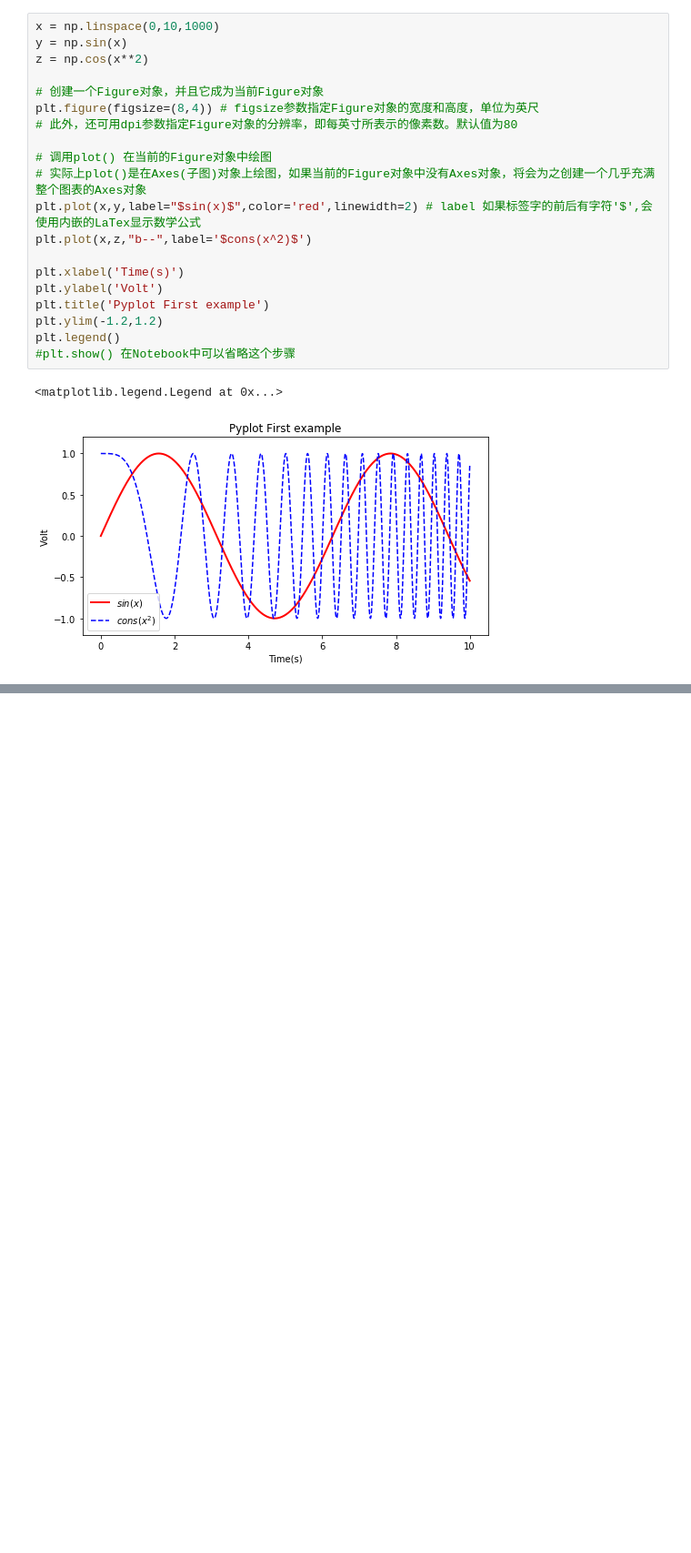
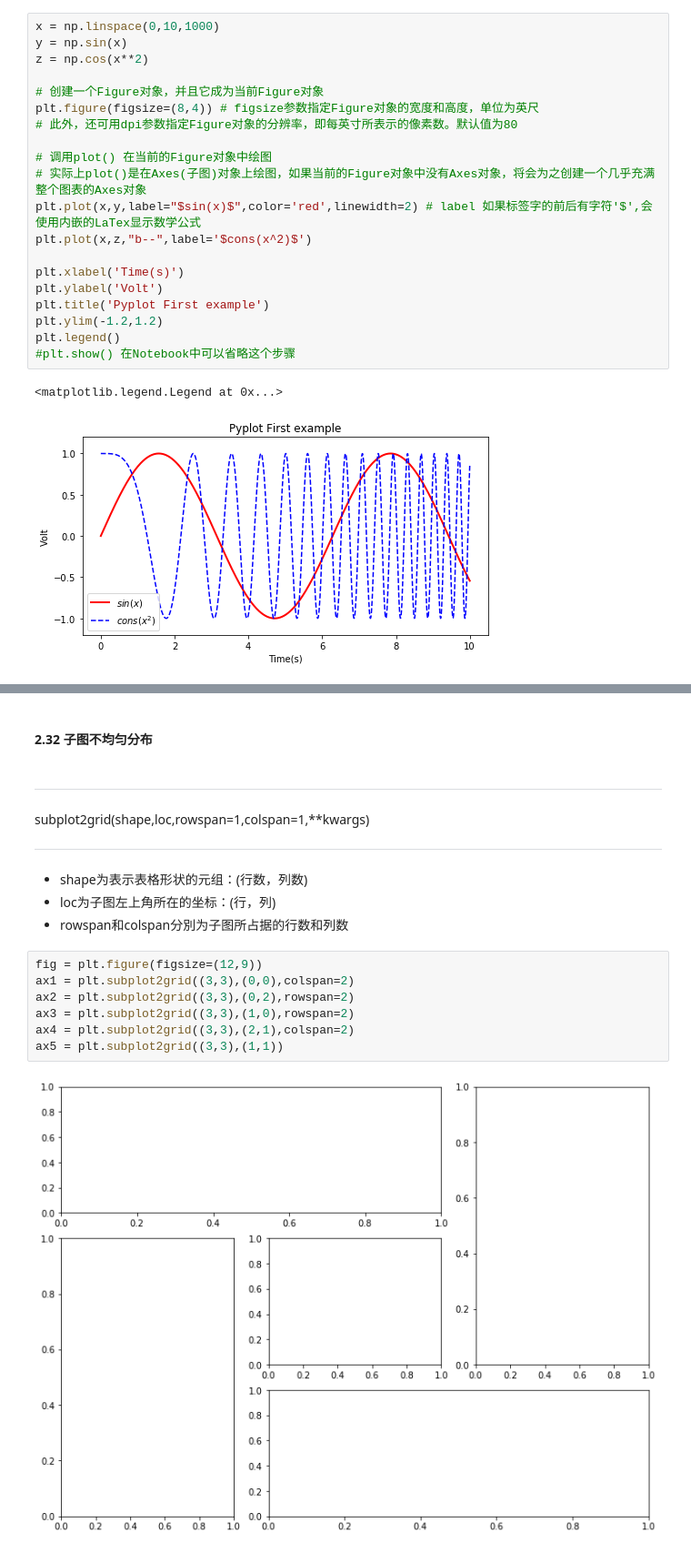
Before and after one commit to chengw99/Jupyter-Notebook, a Jupyter notebook: Matplotlib/Matplotlib.ipynb, the cells around one changed output, grey strips where cells are left out. Shown: that part at 91% size. Drawn from its saved outputs; the diff is of its cells as text; blank space fills up the shorter version.

```diff
--- a/Matplotlib/Matplotlib.ipynb
+++ b/Matplotlib/Matplotlib.ipynb
@@ -42,0 +96,19 @@ plt.legend()
+# %% [markdown]
+#### 2.32 子图不均匀分布
+# %% [markdown]
+***
+subplot2grid(shape,loc,rowspan=1,colspan=1,**kwargs)
+***
+# %% [markdown]
+* shape为表示表格形状的元组：(行数，列数)
+* loc为子图左上角所在的坐标：(行，列)
+* rowspan和colspan分別为子图所占据的行数和列数
+# %%
+fig = plt.figure(figsize=(12,9))
+ax1 = plt.subplot2grid((3,3),(0,0),colspan=2)
+ax2 = plt.subplot2grid((3,3),(0,2),rowspan=2)
+ax3 = plt.subplot2grid((3,3),(1,0),rowspan=2)
+ax4 = plt.subplot2grid((3,3),(2,1),colspan=2)
+ax5 = plt.subplot2grid((3,3),(1,1))
+# %% [output]
+[figure, added]
```
Also changed, not shown: parts of 15 cells of this notebook.
